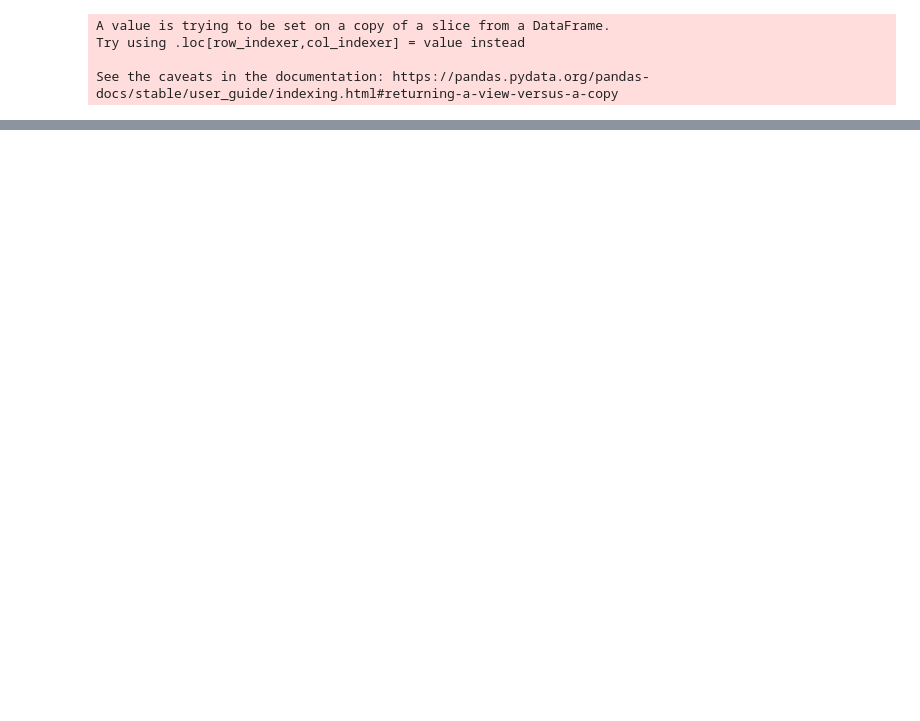
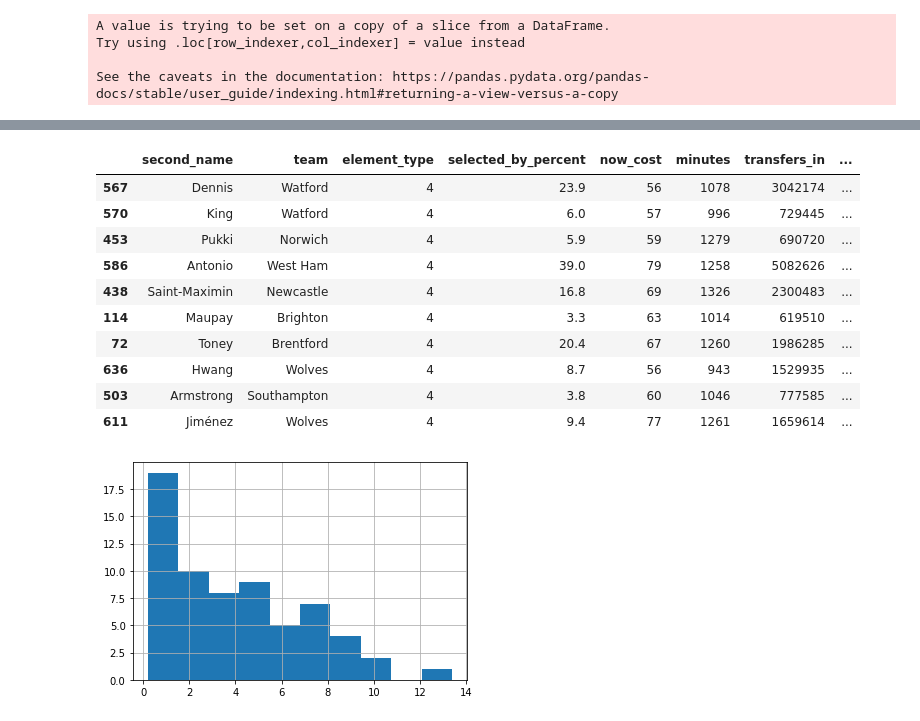
Before and after one commit to Tdavies92/AcademyPublic, a Jupyter notebook: FPL (basic).ipynb, the cells around one changed output, grey strips where cells are left out. Saved outputs shown, nothing was run; the diff lists cells and outputs as text; code cells hidden in the pictures; blank space fills up the shorter version.

```diff
--- a/FPL (basic).ipynb
+++ b/FPL (basic).ipynb
@@ -234,0 +257,17 @@ def_df.sort_values('value',ascending=False).head(10)
+# %%
+#Defender Analysis
+fwd_df.value.hist()
+fwd_df.sort_values('value',ascending=False).head(10)
+# %% [output]
+|  | second_name | team | element_type | selected_by_percent | now_cost | minutes | transfers_in | ... |
+| 567 | Dennis | Watford | 4 | 23.9 | 56 | 1078 | 3042174 | ... |
+| 570 | King | Watford | 4 | 6.0 | 57 | 996 | 729445 | ... |
+| 453 | Pukki | Norwich | 4 | 5.9 | 59 | 1279 | 690720 | ... |
+| 586 | Antonio | West Ham | 4 | 39.0 | 79 | 1258 | 5082626 | ... |
+| 438 | Saint-Maximin | Newcastle | 4 | 16.8 | 69 | 1326 | 2300483 | ... |
+| 114 | Maupay | Brighton | 4 | 3.3 | 63 | 1014 | 619510 | ... |
+| 72 | Toney | Brentford | 4 | 20.4 | 67 | 1260 | 1986285 | ... |
+| 636 | Hwang | Wolves | 4 | 8.7 | 56 | 943 | 1529935 | ... |
+| 503 | Armstrong | Southampton | 4 | 3.8 | 60 | 1046 | 777585 | ... |
+| 611 | Jiménez | Wolves | 4 | 9.4 | 77 | 1261 | 1659614 | ... |
+[figure, added]
```
Also changed, not shown: parts of 13 cells of this notebook.
